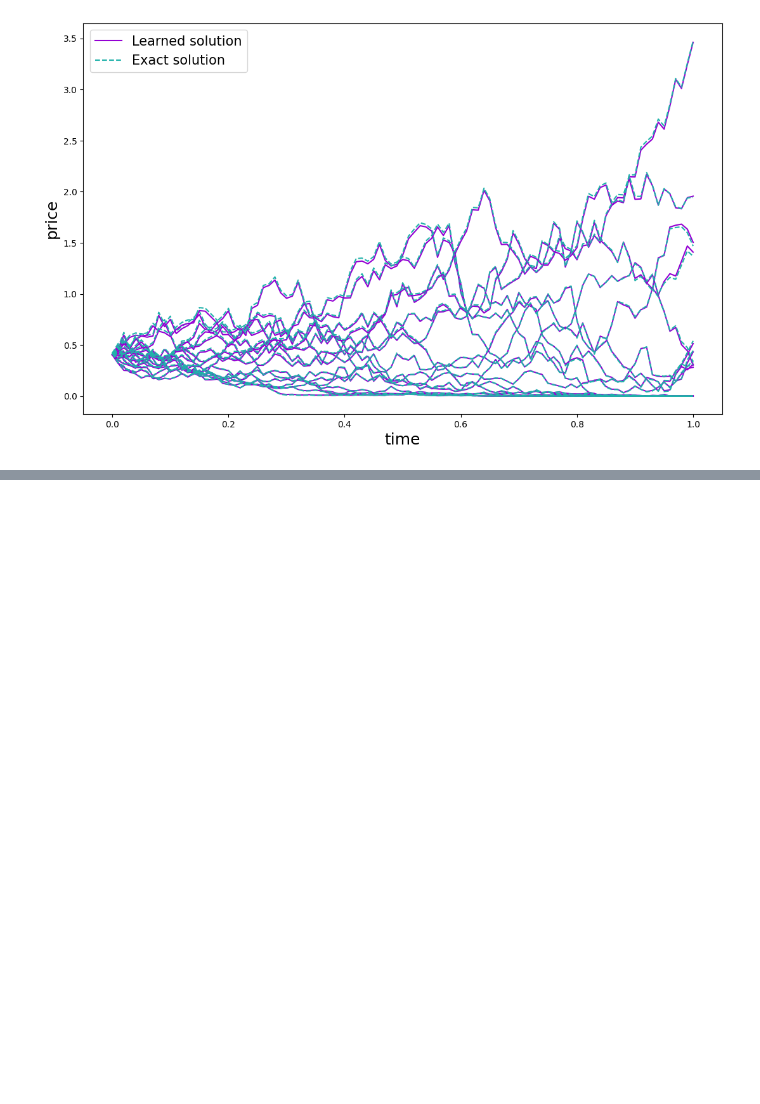
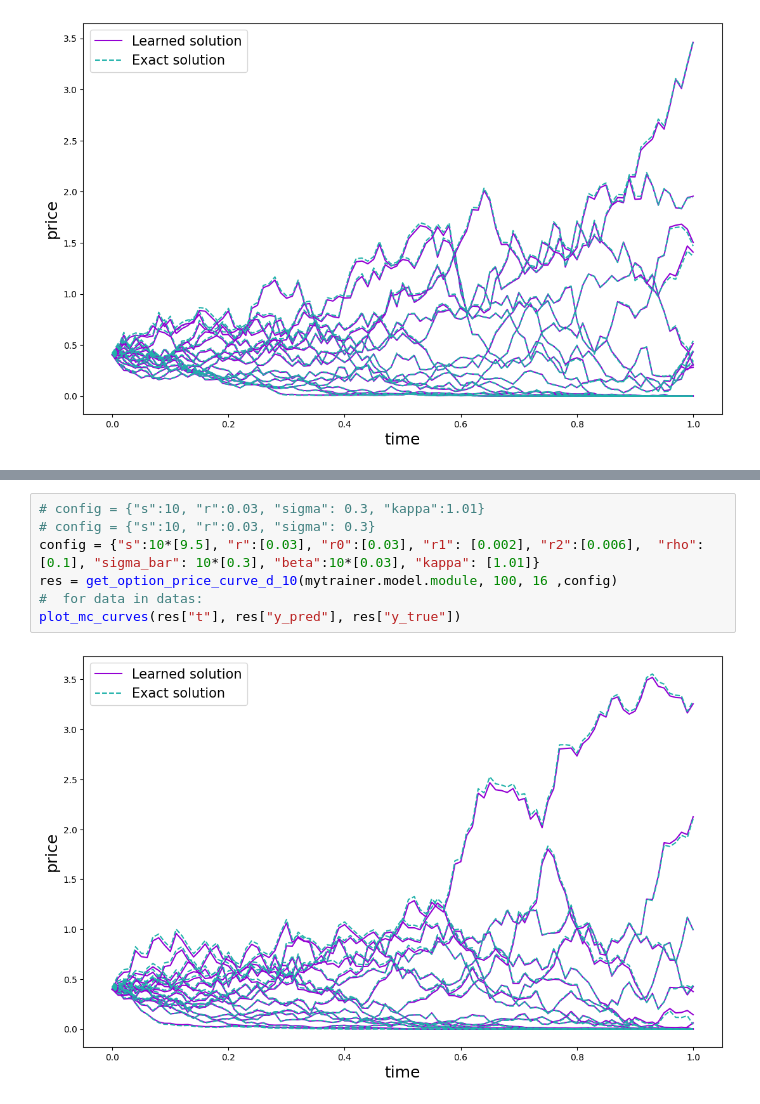
Before and after one commit to YedaCui/my_deepkol, a Jupyter notebook: plot_d_10.ipynb, the cells around one changed output, grey strips where cells are left out. Saved outputs shown, nothing was run; the diff lists cells and outputs as text; blank space fills up the shorter version.

```diff
--- a/plot_d_10.ipynb
+++ b/plot_d_10.ipynb
@@ -238,0 +347,9 @@ plot_mc_curves(res["t"], res["y_pred"], res["y_true"])
+# %%
+# config = {"s":10, "r":0.03, "sigma": 0.3, "kappa":1.01}
+# config = {"s":10, "r":0.03, "sigma": 0.3}
+config = {"s":10*[9.5], "r":[0.03], "r0":[0.03], "r1": [0.002], "r2":[0.006],  "rho": [0.1], "sigma_bar": 10*[0.3], "beta":10*[0.03], "kappa": [1.01]}
+res = get_option_price_curve_d_10(mytrainer.model.module, 100, 16 ,config)
+#  for data in datas:
+plot_mc_curves(res["t"], res["y_pred"], res["y_true"])
+# %% [output]
+[figure, added]
```
Also changed, not shown: parts of 3 cells of this notebook, 5 other files.
